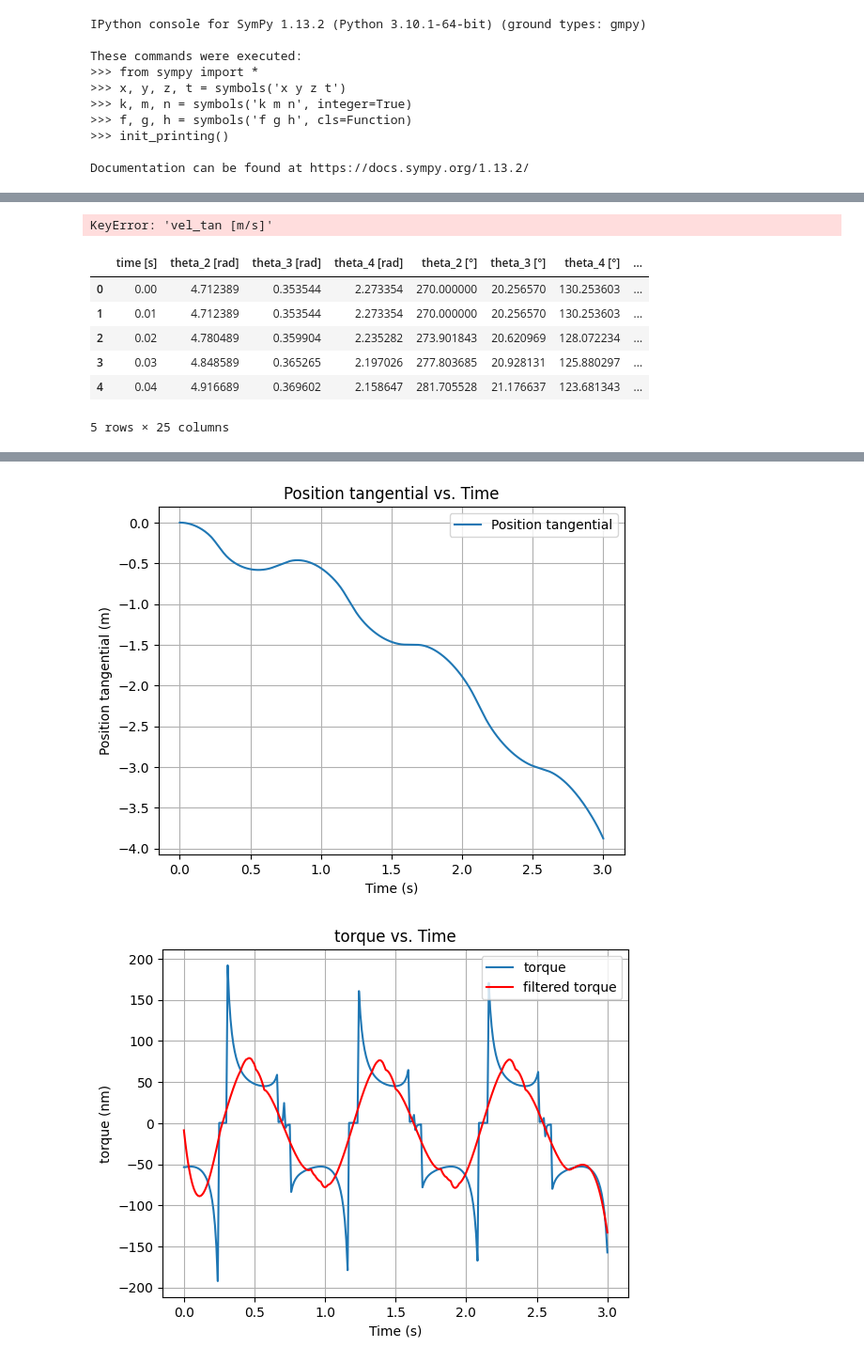
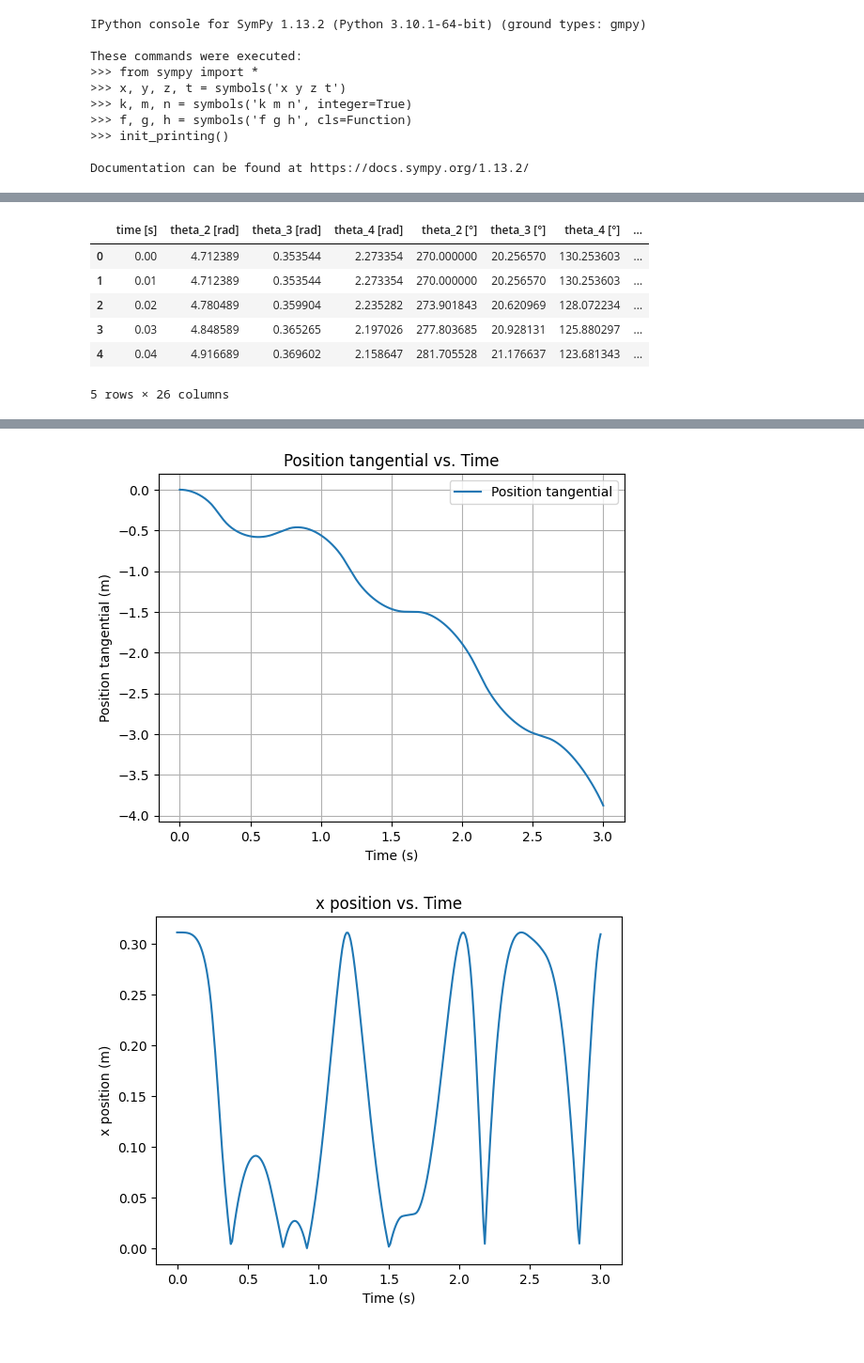
Before and after one commit to QiuDylan/ME200, a Jupyter notebook: FinalProj/Final_Project_V3_JNotebook.ipynb, the cells around one changed output, grey strips where cells are left out. Shown: that part at 94% size. Cells and saved outputs as stored; diff of their text form; code cells hidden in the pictures.

```diff
--- a/FinalProj/Final_Project_V3_JNotebook.ipynb
+++ b/FinalProj/Final_Project_V3_JNotebook.ipynb
@@ -60,5 +60,5 @@ for i in range(df.shape[0]):
 
 filter_tau_out = savgol_filter(tau_out, b, n)
 tau_c = np.linspace(-motor_torque / 2,motor_torque / 2,301)
-df["Input_torque [nm]"] = tau_c
+df["Input_torque [nm]"] = tau_out
 #print(df["Input_torque [nm]"].to_string())
@@ -116,11 +117,15 @@ theta_w = it.cumulative_trapezoid(df["omega_w [rad/s]"], x = df["time [s]"],dx =
 df["pos_tan [m]"] = tan
 df["pos_angular [rad]"] = theta_w
 df["pos_angular [°]"] = (theta_w * 180 /np.pi) % 360
+for i in range(df.shape[0]):
+    temp20 = abs(l/2 * cos(theta_w[i])) + 0
+    x_cor.append(temp20)
+    temp21 = abs(l/2 * sin(theta_w[i]))+ 0
+    y_cor.append(temp21)
+df["position x [m]"] = x_cor
+df["position y [m]"] = y_cor
 
-df["x_cor [m]"] = np.cos(theta_w)
-print(df["pos_angular [rad]"].to_string())
+#print(df["pos_angular [rad]"].to_string())
-# %% [output]
-KeyError: 'vel_tan [m/s]'
 # %%
 df.head()
 # %% [output]
@@ -130,7 +135,7 @@ df.head()
 | 2 | 0.02 | 4.780489 | 0.359904 | 2.235282 | 273.901843 | 20.620969 | 128.072234 | ... |
 | 3 | 0.03 | 4.848589 | 0.365265 | 2.197026 | 277.803685 | 20.928131 | 125.880297 | ... |
 | 4 | 0.04 | 4.916689 | 0.369602 | 2.158647 | 281.705528 | 21.176637 | 123.681343 | ... |
-5 rows × 25 columns
+5 rows × 26 columns
 # %%
 # Plotting the graphs
 
@@ -168,6 +173,17 @@ plt.legend()
 plt.grid()
 plt.show()
 
+plt.plot(df["time [s]"], df["position x [m]"], label='x position')
+plt.xlabel('Time (s)')
+plt.ylabel('x position (m)')
+plt.title('x position vs. Time')
+plt.show()
+
+plt.plot(df["time [s]"], df["position y [m]"], label='x position')
+plt.xlabel('Time (s)')
+plt.ylabel('x position (m)')
+plt.title('y position vs. Time')
+plt.show()
 
 plt.plot(df["time [s]"], tau_out, label='torque')
 plt.xlabel('Time (s)')
@@ -205,31 +221,31 @@ plt.grid()
 plt.show()
 
 plt.plot(df["time [s]"], df["F_normal [N]"], label='F_n')
 plt.xlabel('Time (s)')
 plt.ylabel('F_n (N)')
 plt.title('Normal force vs. Time')
 plt.legend()
 plt.grid()
 plt.show()
 
 plt.plot(df["time [s]"], df["Friction [N]"], label='F_friction')
 plt.xlabel('Time (s)')
 plt.ylabel('F_friction (N)')
 plt.title('friction vs. Time')
 plt.legend()
 plt.grid()
 plt.show()
 
 plt.plot(df["time [s]"], df["F_spring [N]"], label='F_spring')
 plt.xlabel('Time (s)')
 plt.ylabel('F_spring(N)')
 plt.title('Spring force vs. Time')
 plt.legend()
 plt.grid()
 plt.show()
 # %% [output]
 [figure]
 [figure]
 [figure]
 [figure]
-[figure, old version]
+[figure, new version]
```
Also changed, not shown: parts of 4 cells of this notebook.
